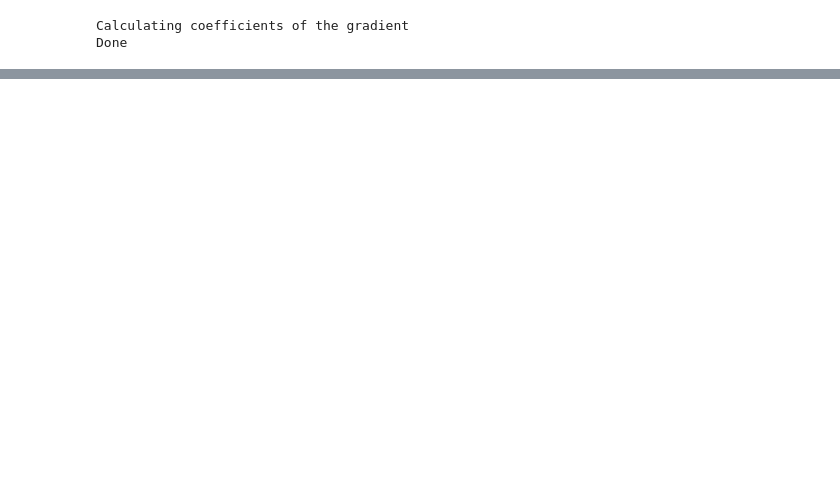
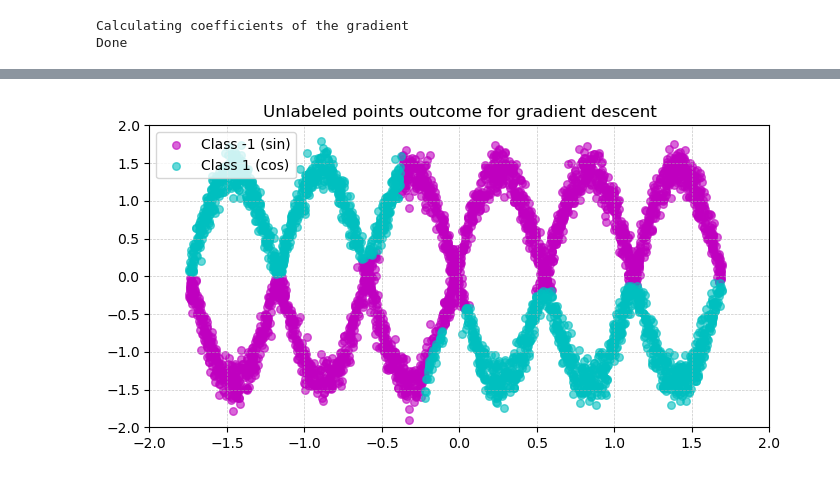
Before and after one commit to diegocremebrule/OptimisationUNIPD, a Jupyter notebook: Opt_Homework 1.ipynb, the cells around one changed output, grey strips where cells are left out. Saved outputs shown, nothing was run; the diff lists cells and outputs as text; code cells hidden in the pictures; blank space fills up the shorter version.

```diff
--- a/Opt_Homework 1.ipynb
+++ b/Opt_Homework 1.ipynb
@@ -309,3 +299,5 @@ def update_gradient(previous_grad, Li, index):
     new_grad += 2* w_ij_bar[index] * step
     new_grad[index] -= 2 * Cij[index] * step
     return step, new_grad
+# %%
+y_unlabeled_gd = np.copy(y_unlabeled_initial)
@@ -311,0 +308,32 @@ def update_gradient(previous_grad, Li, index):
+# %%
+#Implementation of GD
+NUM_ITERS=50
+
+ticks_gd = [0]
+accuracies_gd = [accuracy2(y_unlabeled_gd)]
+losses_gd = [loss(y_labeled, y_unlabeled_gd)]
+init_time = time.time() * 1000
+for i in range(NUM_ITERS):
+    if i % (NUM_ITERS * OUTPUT_STEP) == 0 :
+        print(f"{int(i/NUM_ITERS*100):02}% - iter {i} / {NUM_ITERS}", end="")
+
+    start = time.process_time()
+    grad = gradient(y_unlabeled_gd)
+
+    if EPSILON >= np.linalg.norm(grad):
+        break
+
+    y_unlabeled_gd = y_unlabeled_gd - 1/L * grad
+    y_unlabeled_gd_hard= np.where(y_unlabeled_gd > 0, 1, -1)  # Converts to 1 or -1, from soft to hard predictions
+    accuracies_gd.append(accuracy2(y_unlabeled_gd_hard))
+    losses_gd.append(loss(y_labeled, y_unlabeled_gd))
+    ticks_gd.append(time.time() * 1000 - init_time)
+
+    if i % (NUM_ITERS * OUTPUT_STEP) == 0 :
+        print(f" - final accuracy {(accuracies_gd[-1])*100:05.2f}% - loss {losses_gd[-1]:05.2f}")
+
+print(f"""
+Final accuracy: {round(accuracies_gd[-1]* 100, 2)}%
+Norm gradient: {np.linalg.norm(gradient(y_unlabeled_gd))}
+Loss: {loss(y_labeled, y_unlabeled_gd)}
+""")
@@ -311,0 +355,12 @@ def update_gradient(previous_grad, Li, index):
+# %%
+plt.figure(figsize=(8, 4), dpi=100)
+plt.title("Unlabeled points outcome for gradient descent")
+final_y_unlabeled = (y_unlabeled_gd/2 + .5).round() * 2 - 1
+plt.scatter([p[0] for p in x_unlabeled[final_y_unlabeled == -1]], [p[1] for p in x_unlabeled[final_y_unlabeled == -1]], alpha=0.6, s=30, color="m")
+plt.scatter([p[0] for p in x_unlabeled[final_y_unlabeled == 1]], [p[1] for p in x_unlabeled[final_y_unlabeled == 1]], alpha=0.6, s=30, color="c")
+plt.legend(["Class -1 (sin)", "Class 1 (cos)"])
+plt.xlim(-2, 2)
+plt.ylim(-2, 2)
+plt.grid(True, linestyle='--', linewidth=0.5, alpha=0.7)
+# %% [output]
+[figure, added]
```
Also changed, not shown: parts of 16 cells of this notebook.
